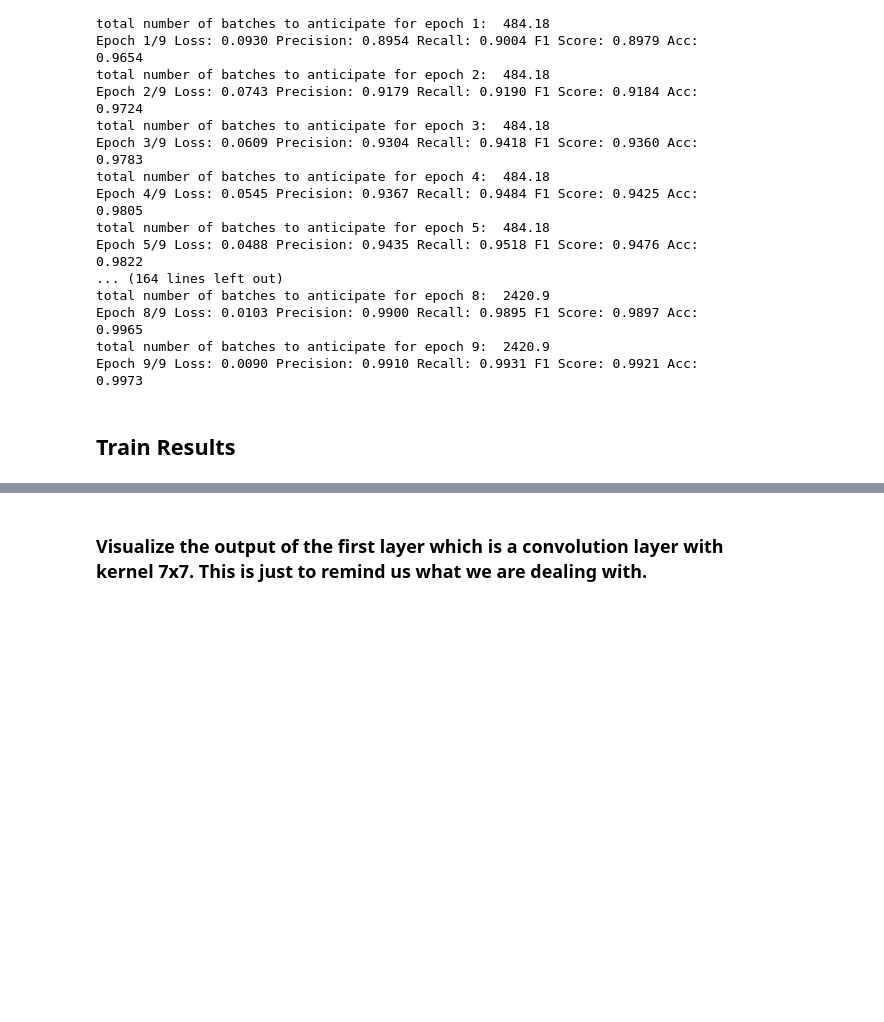
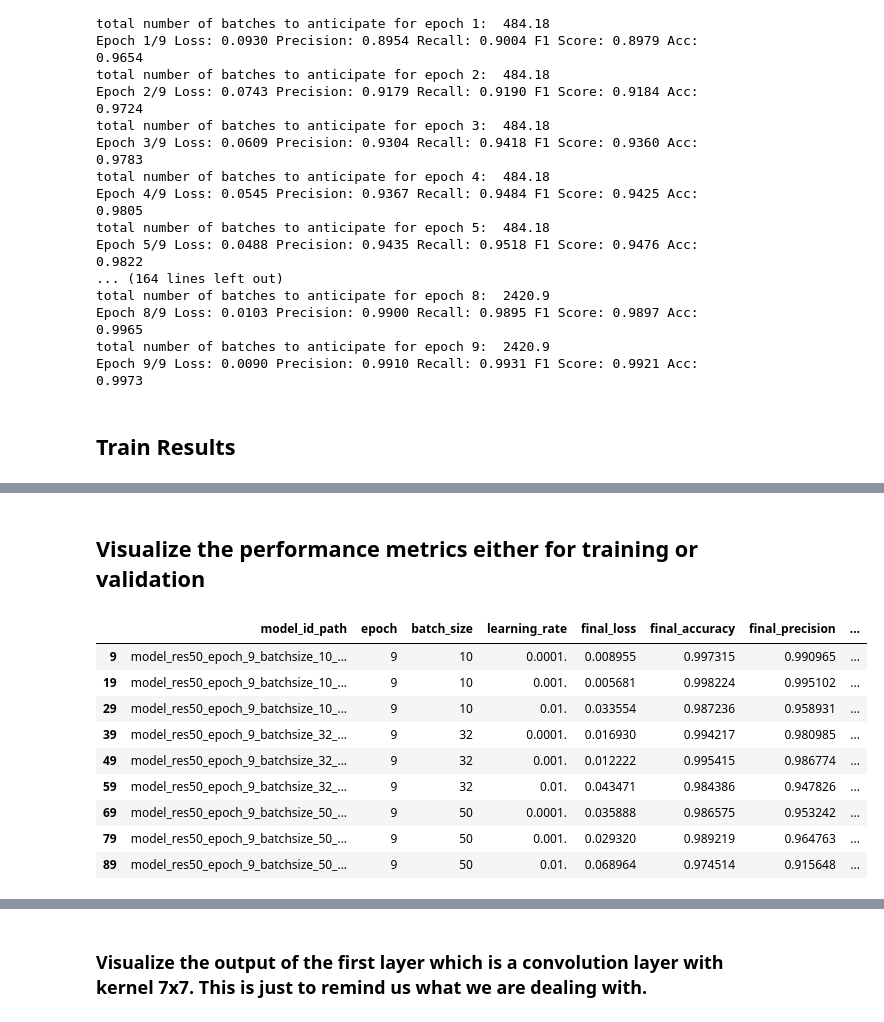
Before and after one commit to Stern04/MADS_Capstone, a Jupyter notebook: Notebooks/lyft_training_inference.ipynb, the cells around one changed output, grey strips where cells are left out. Saved outputs shown, nothing was run; the diff lists cells and outputs as text; code cells hidden in the pictures; blank space fills up the shorter version.

```diff
--- a/Notebooks/lyft_training_inference.ipynb
+++ b/Notebooks/lyft_training_inference.ipynb
@@ -32,6 +35,9 @@ import matplotlib.pyplot as plt
 
 # Load the SDK
 from lyft_dataset_sdk.lyftdataset import LyftDataset
+# %%
+# Set the option to display all rows
+pd.set_option('display.max_rows', None)
 # %% [markdown]
 # With our Data Processing finished, we now shift to create and train our models.
 # %%
@@ -376,0 +605,20 @@ loaded_final_acc = checkpoint['final_accuracy']
+# %% [markdown]
+## Visualize the performance metrics either for training or validation
+# %%
+validation_results_df = pd.read_csv(training_records_df_path).drop(columns=['Unnamed: 0'], errors='ignore')
+validation_results_df = validation_results_df[validation_results_df["epoch"] == 9]
+# Convert string representations to actual lists
+validation_results_df['false_positive_images'] = validation_results_df['false_positive_images'].apply(ast.literal_eval)
+validation_results_df['false_negative_images'] = validation_results_df['false_negative_images'].apply(ast.literal_eval)
+validation_results_df
+# %% [output]
+|  | model_id_path | epoch | batch_size | learning_rate | final_loss | final_accuracy | final_precision | ... |
+| 9 | model_res50_epoch_9_batchsize_10_... | 9 | 10 | 0.0001. | 0.008955 | 0.997315 | 0.990965 | ... |
+| 19 | model_res50_epoch_9_batchsize_10_... | 9 | 10 | 0.001. | 0.005681 | 0.998224 | 0.995102 | ... |
+| 29 | model_res50_epoch_9_batchsize_10_... | 9 | 10 | 0.01. | 0.033554 | 0.987236 | 0.958931 | ... |
+| 39 | model_res50_epoch_9_batchsize_32_... | 9 | 32 | 0.0001. | 0.016930 | 0.994217 | 0.980985 | ... |
+| 49 | model_res50_epoch_9_batchsize_32_... | 9 | 32 | 0.001. | 0.012222 | 0.995415 | 0.986774 | ... |
+| 59 | model_res50_epoch_9_batchsize_32_... | 9 | 32 | 0.01. | 0.043471 | 0.984386 | 0.947826 | ... |
+| 69 | model_res50_epoch_9_batchsize_50_... | 9 | 50 | 0.0001. | 0.035888 | 0.986575 | 0.953242 | ... |
+| 79 | model_res50_epoch_9_batchsize_50_... | 9 | 50 | 0.001. | 0.029320 | 0.989219 | 0.964763 | ... |
+| 89 | model_res50_epoch_9_batchsize_50_... | 9 | 50 | 0.01. | 0.068964 | 0.974514 | 0.915648 | ... |
```
Also changed, not shown: parts of 34 cells of this notebook, 1 other file.
